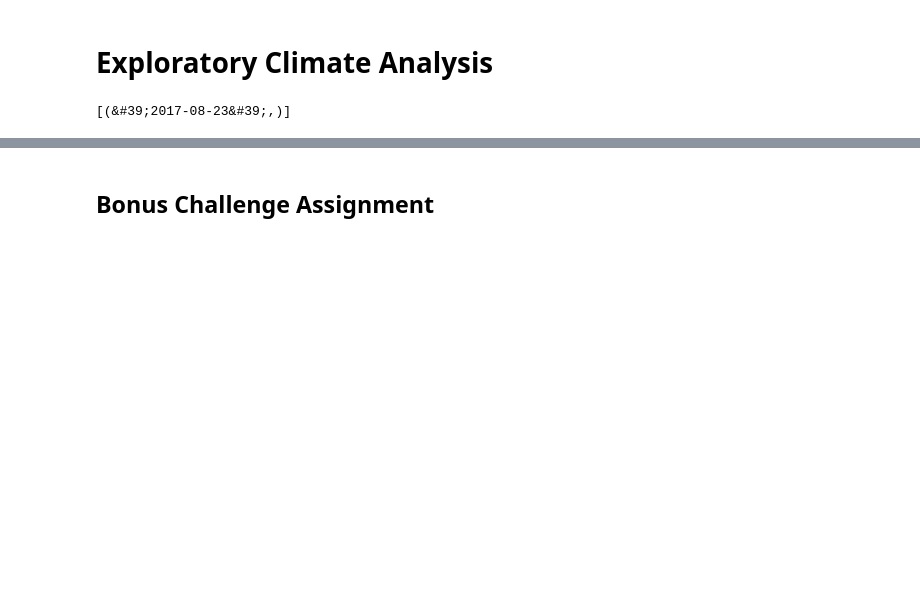
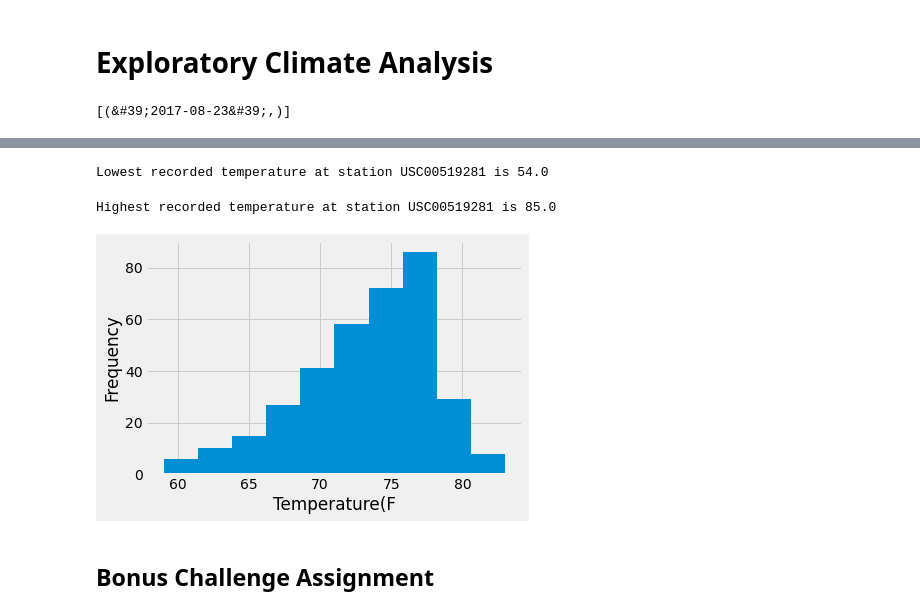
Before and after one commit to potterc22/sqlalchemy-challenge, a Jupyter notebook: climate_starter.ipynb, the cells around one changed output, grey strips where cells are left out. Drawn from its saved outputs; the diff is of its cells as text; code cells hidden in the pictures; blank space fills up the shorter version.

```diff
--- a/climate_starter.ipynb
+++ b/climate_starter.ipynb
@@ -101,9 +131,27 @@ yearly_df.head(20)
 # %%
 # Using the station id from the previous query, calculate the lowest temperature recorded,
-# highest temperature recorded, and average temperature of the most active station?
+low_temp = pd.read_sql("select min(tobs) as Lowest_Temp from measurement where station='USC00519281'", engine)
+
+print(f"Lowest recorded temperature at station USC00519281 is {float(low_temp['Lowest_Temp'])}")
+# %% [output]
+Lowest recorded temperature at station USC00519281 is 54.0
+# %%
+# highest temperature recorded, and average temperature of the most active station?
+high_temp = pd.read_sql("select max(tobs) as Highest_Temp from measurement where station='USC00519281'", engine)
+
+print(f"Highest recorded temperature at station USC00519281 is {float(high_temp['Highest_Temp'])}")
+# %% [output]
+Highest recorded temperature at station USC00519281 is 85.0
 # %%
 # Choose the station with the highest number of temperature observations.
 # Query the last 12 months of temperature observation data for this station and plot the results as a histogram
+USC00519281 = pd.read_sql("select tobs from measurement where date >= '2016-08-23' and station='USC00519281' group by date order by date", engine)
+plt.hist(USC00519281['tobs'])
+plt.xlabel('Temperature(F')
+plt.ylabel('Frequency')
+plt.show()
+# %% [output]
+[figure, added]
 # %% [markdown]
 ## Bonus Challenge Assignment
 # %%
```
Also changed, not shown: parts of 8 cells of this notebook.
